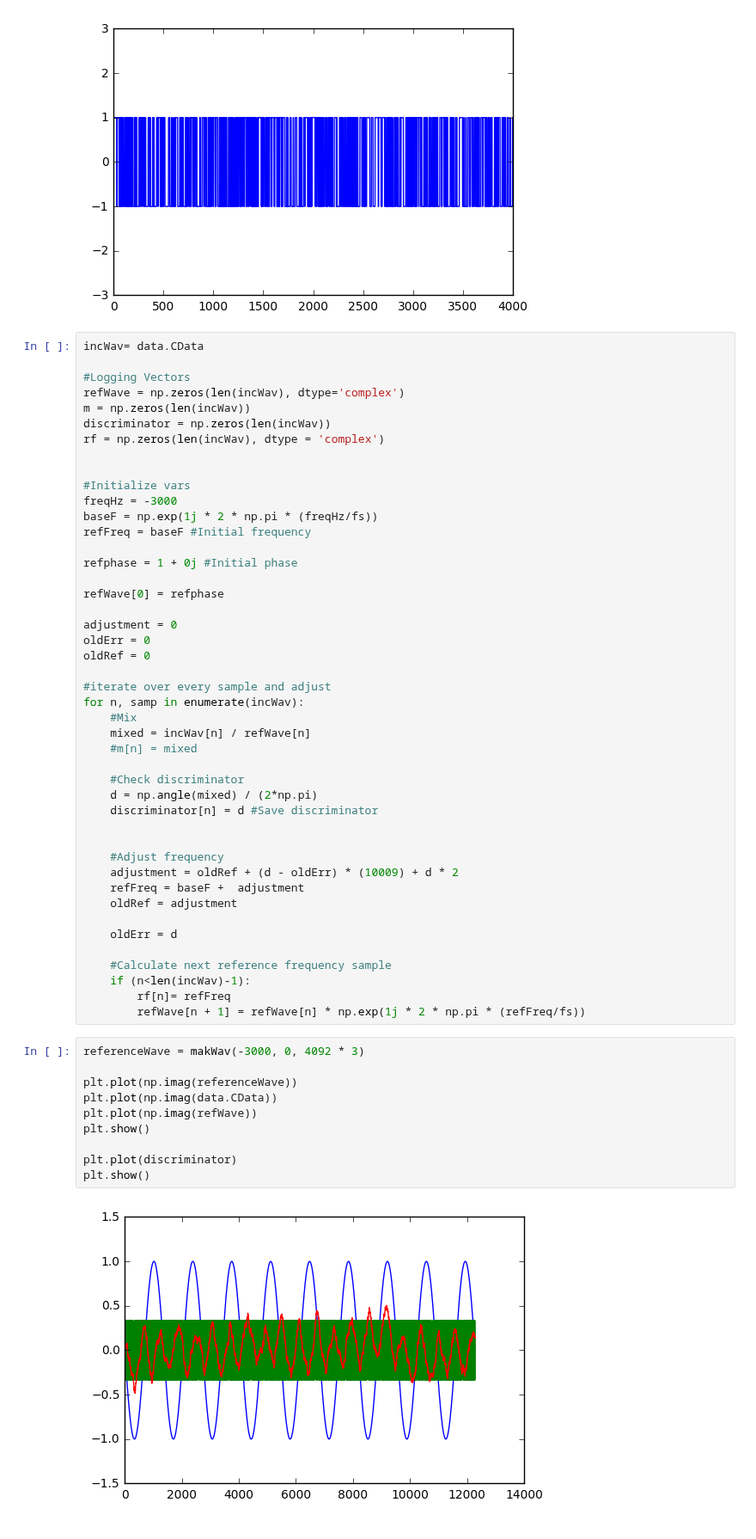
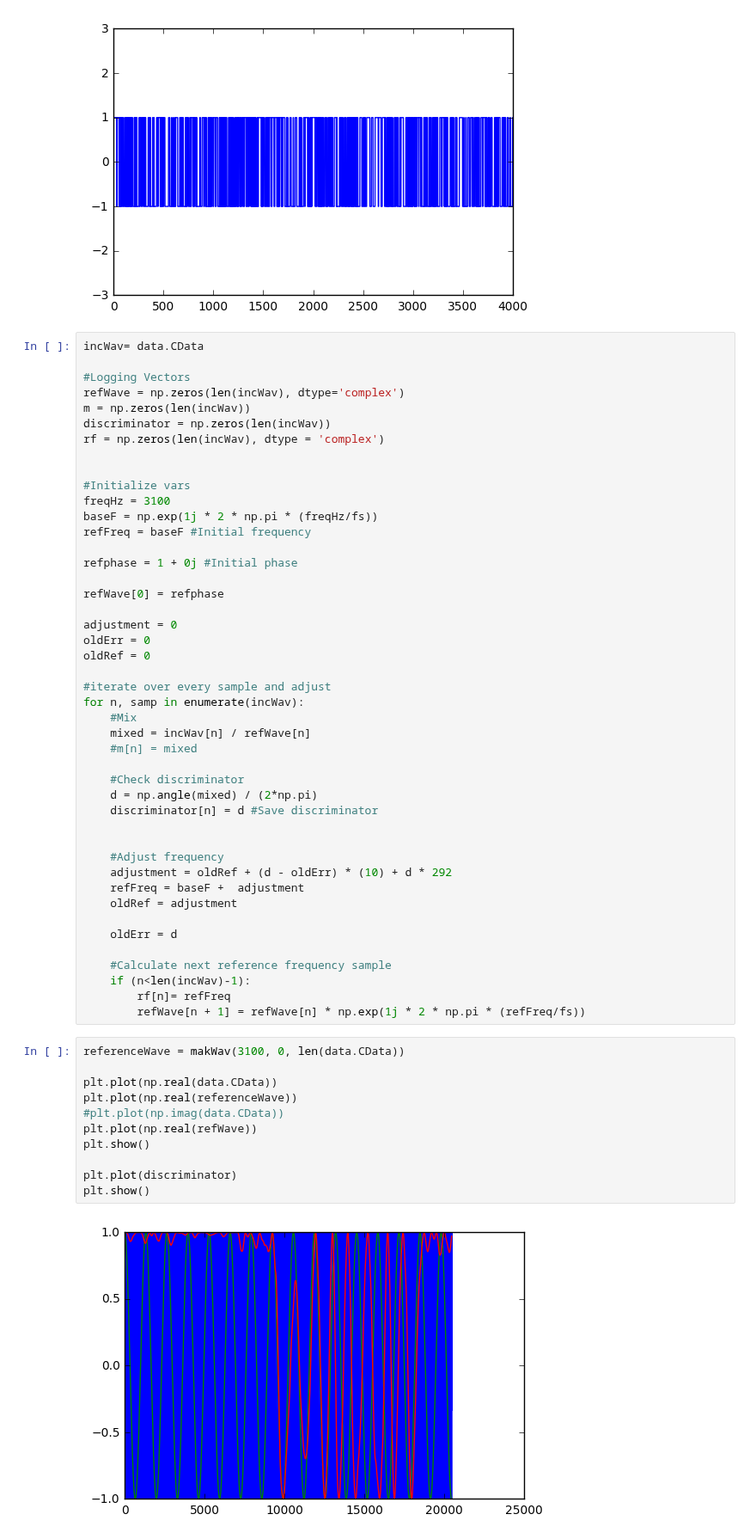
Before and after one commit to psas/gps, a Jupyter notebook: notebooks/Carrier_Tracking.ipynb, the cells around one changed output. Shown at 86% size. Drawn from its saved outputs; the diff is of its cells as text.

```diff
--- a/notebooks/Carrier_Tracking.ipynb
+++ b/notebooks/Carrier_Tracking.ipynb
@@ -79,7 +80,7 @@ rf = np.zeros(len(incWav), dtype = 'complex')
 
 
 #Initialize vars
-freqHz = -3000
+freqHz = 3100
 baseF = np.exp(1j * 2 * np.pi * (freqHz/fs))
 refFreq = baseF #Initial frequency
 
@@ -103,7 +104,7 @@ for n, samp in enumerate(incWav):
 
 
     #Adjust frequency
-    adjustment = oldRef + (d - oldErr) * (10009) + d * 2
+    adjustment = oldRef + (d - oldErr) * (10) + d * 292
     refFreq = baseF +  adjustment
     oldRef = adjustment
 
@@ -114,14 +115,15 @@ for n, samp in enumerate(incWav):
         rf[n]= refFreq
         refWave[n + 1] = refWave[n] * np.exp(1j * 2 * np.pi * (refFreq/fs))
 # %%
-referenceWave = makWav(-3000, 0, 4092 * 3)
+referenceWave = makWav(3100, 0, len(data.CData))
 
-plt.plot(np.imag(referenceWave))
-plt.plot(np.imag(data.CData))
-plt.plot(np.imag(refWave))
+plt.plot(np.real(data.CData))
+plt.plot(np.real(referenceWave))
+#plt.plot(np.imag(data.CData))
+plt.plot(np.real(refWave))
 plt.show()
 
 plt.plot(discriminator)
 plt.show()
 # %% [output]
-[figure, old version]
+[figure, new version]
```
Also changed, not shown: parts of 2 cells of this notebook.
